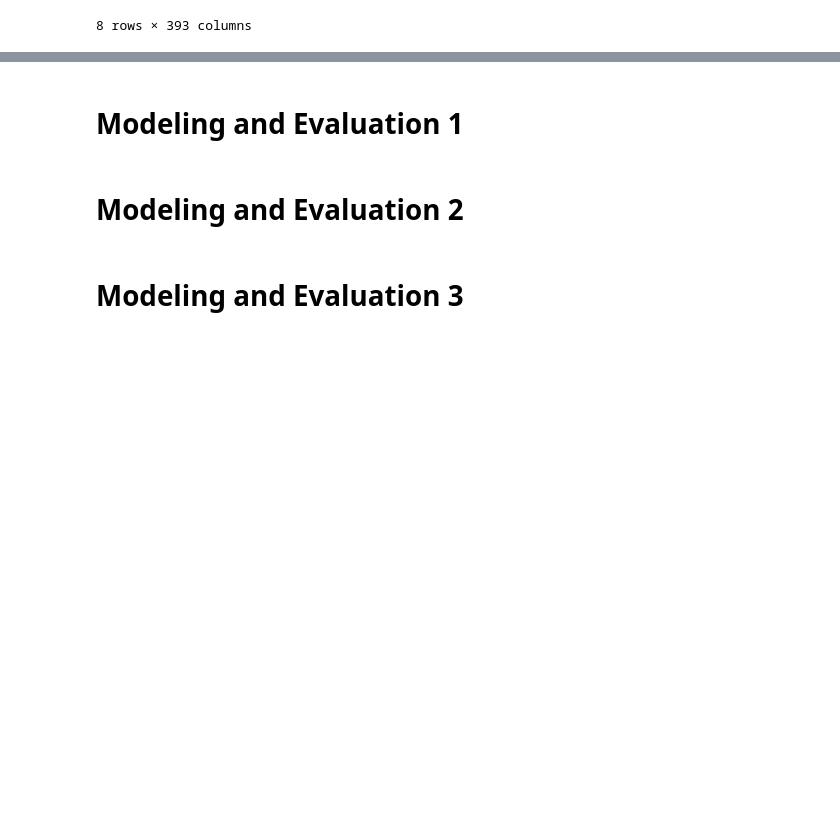
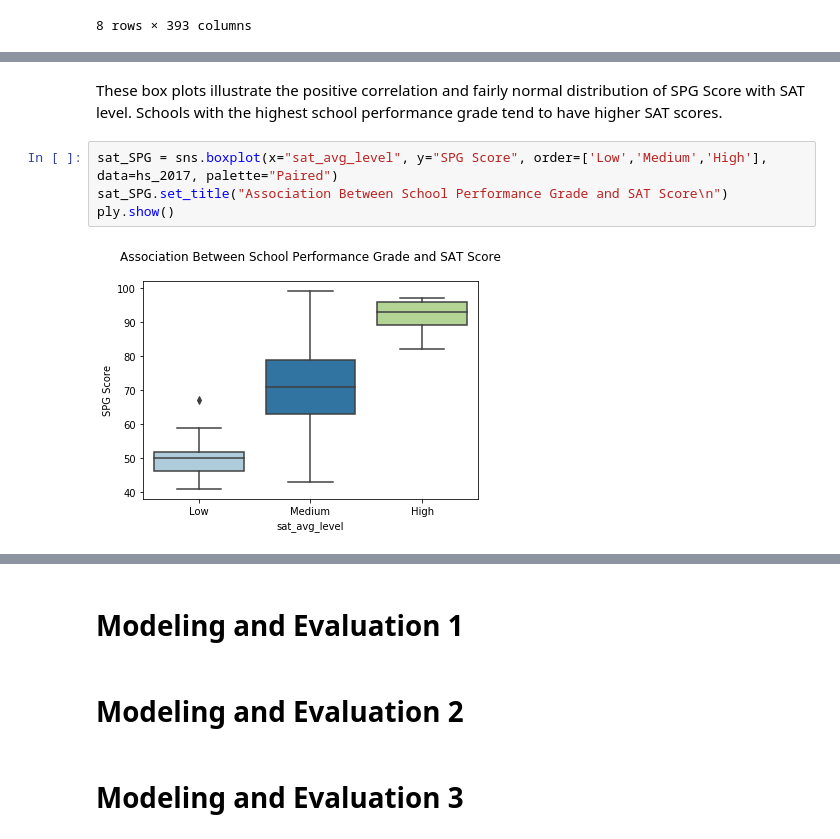
Before and after one commit to jeffweltman/MSDS7331, a Jupyter notebook: Lab3-Kevin.ipynb, the cells around one changed output, grey strips where cells are left out. Drawn from its saved outputs; the diff is of its cells as text; blank space fills up the shorter version.

```diff
--- a/Lab3-Kevin.ipynb
+++ b/Lab3-Kevin.ipynb
@@ -660,0 +705,8 @@ hs_2017.describe()
+# %% [markdown]
+These box plots illustrate the positive correlation and fairly normal distribution of SPG Score with SAT level. Schools with the highest school performance grade tend to have higher SAT scores.
+# %%
+sat_SPG = sns.boxplot(x="sat_avg_level", y="SPG Score", order=['Low','Medium','High'], data=hs_2017, palette="Paired")
+sat_SPG.set_title("Association Between School Performance Grade and SAT Score\n")
+ply.show()
+# %% [output]
+[figure, added]
```
Also changed, not shown: parts of 16 cells of this notebook.
